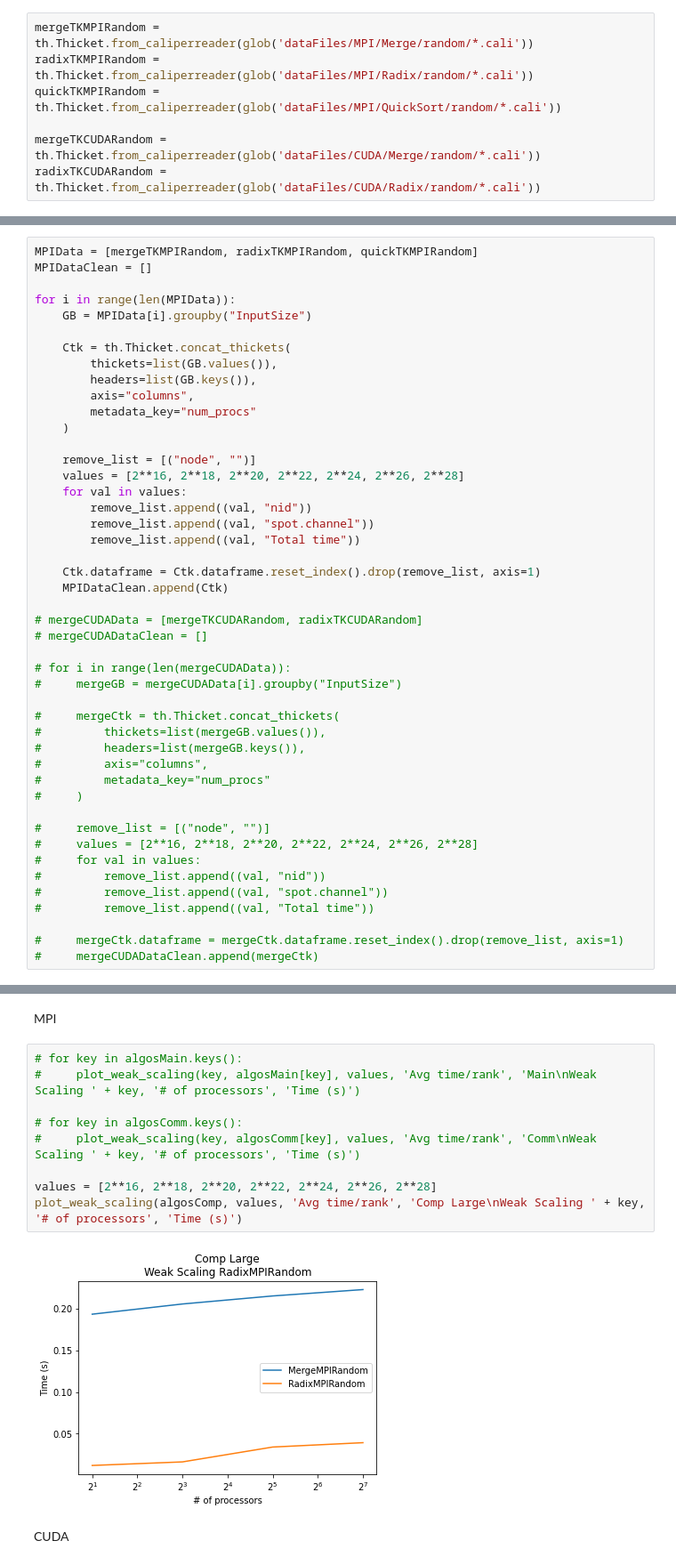
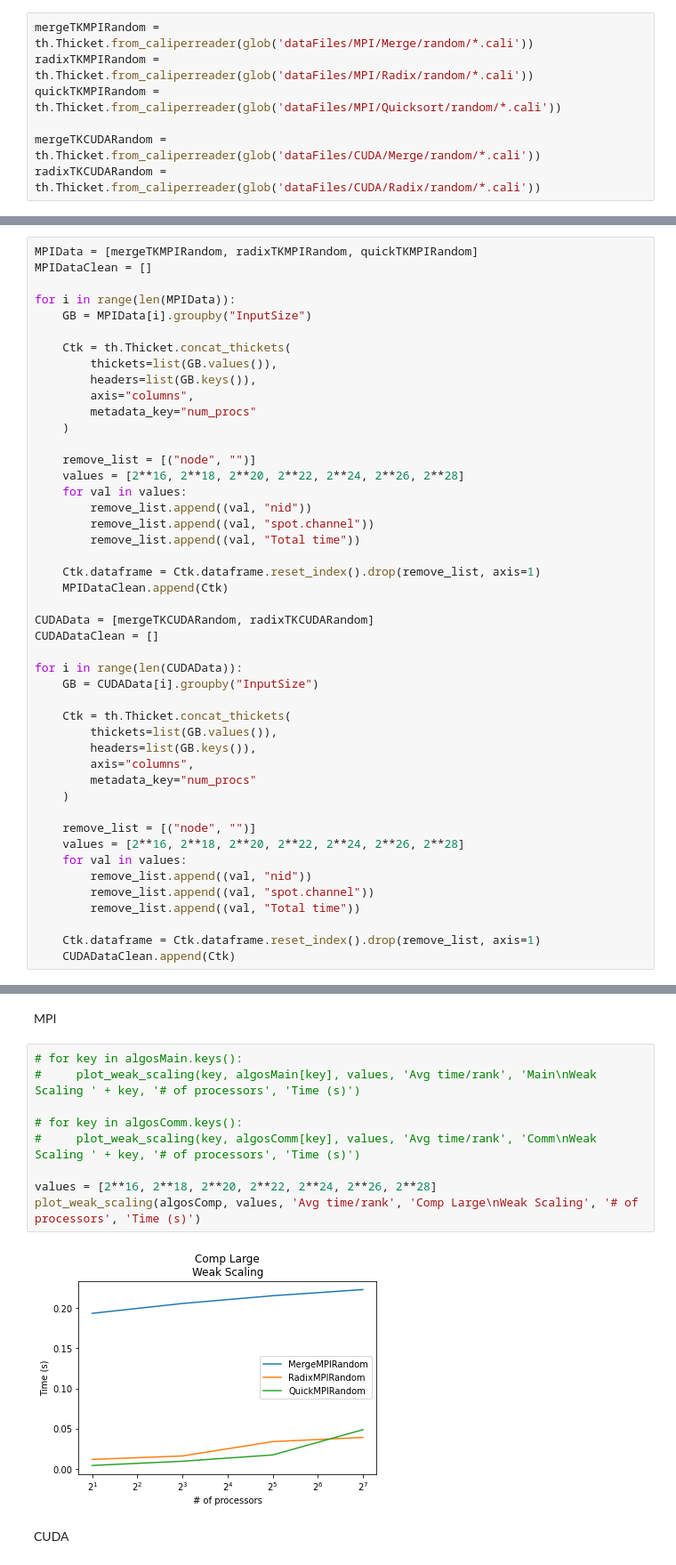
Before and after one commit to Sofia-Ortega/ParallelComputingProject, a Jupyter notebook: PerformanceEval/WeakScalingComp.ipynb, the cells around one changed output, grey strips where cells are left out. Shown at 89% size. Drawn from its saved outputs; the diff is of its cells as text.

Commit message:
Updated weak scalling plots

```diff
--- a/PerformanceEval/WeakScalingComp.ipynb
+++ b/PerformanceEval/WeakScalingComp.ipynb
@@ -16,7 +16,7 @@ Read in all the files
 # %%
 mergeTKMPIRandom = th.Thicket.from_caliperreader(glob('dataFiles/MPI/Merge/random/*.cali'))
 radixTKMPIRandom = th.Thicket.from_caliperreader(glob('dataFiles/MPI/Radix/random/*.cali'))
-quickTKMPIRandom = th.Thicket.from_caliperreader(glob('dataFiles/MPI/QuickSort/random/*.cali'))
+quickTKMPIRandom = th.Thicket.from_caliperreader(glob('dataFiles/MPI/Quicksort/random/*.cali'))
 
 mergeTKCUDARandom = th.Thicket.from_caliperreader(glob('dataFiles/CUDA/Merge/random/*.cali'))
 radixTKCUDARandom = th.Thicket.from_caliperreader(glob('dataFiles/CUDA/Radix/random/*.cali'))
@@ -48,28 +46,28 @@ for i in range(len(MPIData)):
     Ctk.dataframe = Ctk.dataframe.reset_index().drop(remove_list, axis=1)
     MPIDataClean.append(Ctk)
 
-# mergeCUDAData = [mergeTKCUDARandom, radixTKCUDARandom]
-# mergeCUDADataClean = []
+CUDAData = [mergeTKCUDARandom, radixTKCUDARandom]
+CUDADataClean = []
 
-# for i in range(len(mergeCUDAData)):
-#     mergeGB = mergeCUDAData[i].groupby("InputSize")
+for i in range(len(CUDAData)):
+    GB = CUDAData[i].groupby("InputSize")
 
-#     mergeCtk = th.Thicket.concat_thickets(
-#         thickets=list(mergeGB.values()),
-#         headers=list(mergeGB.keys()),
-#         axis="columns",
-#         metadata_key="num_procs"
-#     )
+    Ctk = th.Thicket.concat_thickets(
+        thickets=list(GB.values()),
+        headers=list(GB.keys()),
+        axis="columns",
+        metadata_key="num_procs"
+    )
 
-#     remove_list = [("node", "")]
-#     values = [2**16, 2**18, 2**20, 2**22, 2**24, 2**26, 2**28]
-#     for val in values:
-#         remove_list.append((val, "nid"))
-#         remove_list.append((val, "spot.channel"))
-#         remove_list.append((val, "Total time"))
+    remove_list = [("node", "")]
+    values = [2**16, 2**18, 2**20, 2**22, 2**24, 2**26, 2**28]
+    for val in values:
+        remove_list.append((val, "nid"))
+        remove_list.append((val, "spot.channel"))
+        remove_list.append((val, "Total time"))
 
-#     mergeCtk.dataframe = mergeCtk.dataframe.reset_index().drop(remove_list, axis=1)
-#     mergeCUDADataClean.append(mergeCtk)
+    Ctk.dataframe = Ctk.dataframe.reset_index().drop(remove_list, axis=1)
+    CUDADataClean.append(Ctk)
 # %% [output]
 7  thickets created...
 {65536: <thicket.thicket.Thicket object at 0x...>, 262144: <thicket.thicket.Thicket object at 0x...>, 1048576: <thicket.thicket.Thicket object at 0x...>, 4194304: <thicket.thicket.Thicket object at 0x ...
@@ -185,13 +180,13 @@ MPI
 # %%
 # for key in algosMain.keys():
 #     plot_weak_scaling(key, algosMain[key], values, 'Avg time/rank', 'Main\nWeak Scaling ' + key, '# of processors', 'Time (s)')
 
 # for key in algosComm.keys():
 #     plot_weak_scaling(key, algosComm[key], values, 'Avg time/rank', 'Comm\nWeak Scaling ' + key, '# of processors', 'Time (s)')
 
 values = [2**16, 2**18, 2**20, 2**22, 2**24, 2**26, 2**28]
-plot_weak_scaling(algosComp, values, 'Avg time/rank', 'Comp Large\nWeak Scaling ' + key, '# of processors', 'Time (s)')
+plot_weak_scaling(algosComp, values, 'Avg time/rank', 'Comp Large\nWeak Scaling', '# of processors', 'Time (s)')
 # %% [output]
-[figure, old version]
+[figure, new version]
 # %% [markdown]
 CUDA
```
Also changed, not shown: parts of 6 cells of this notebook.
